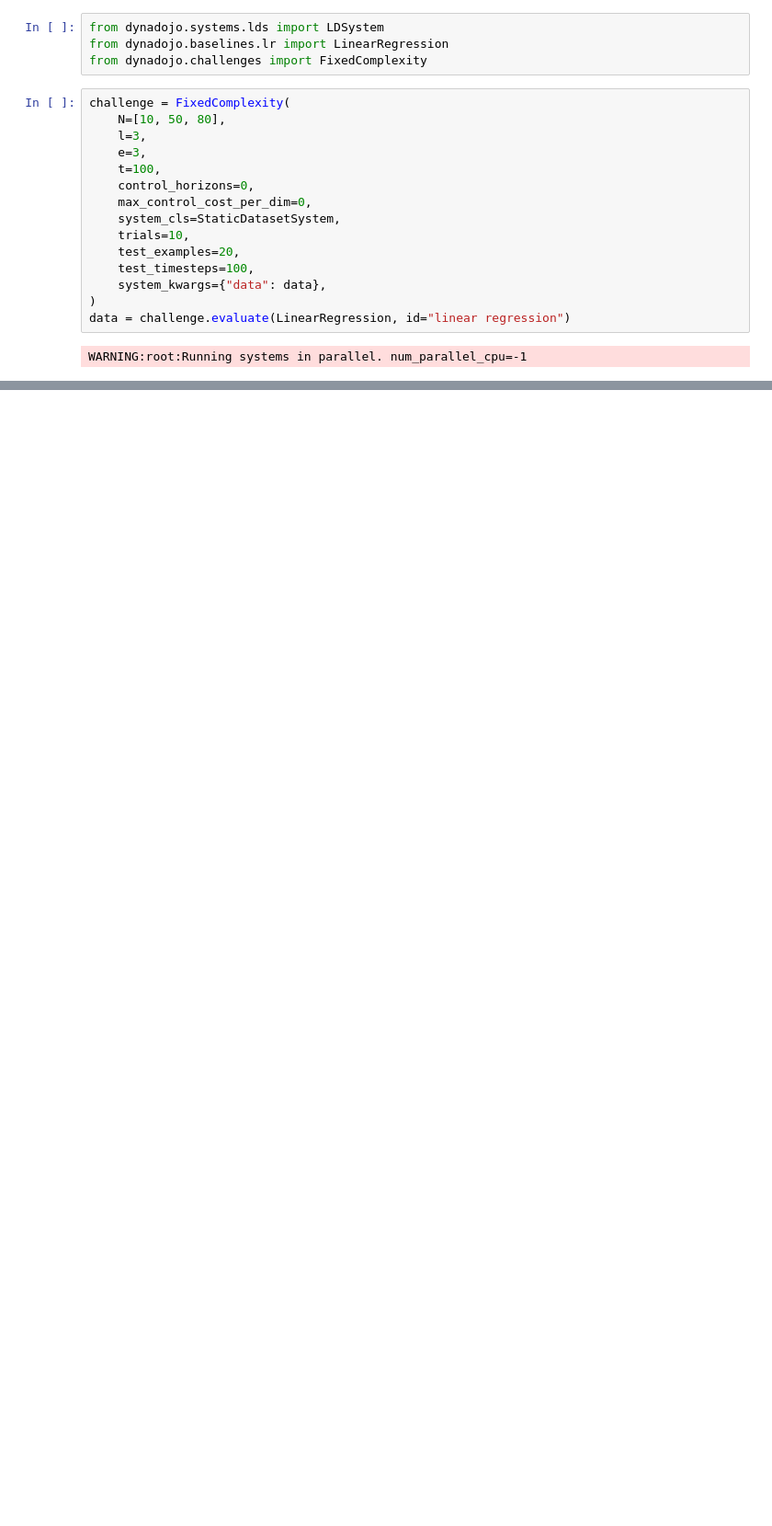
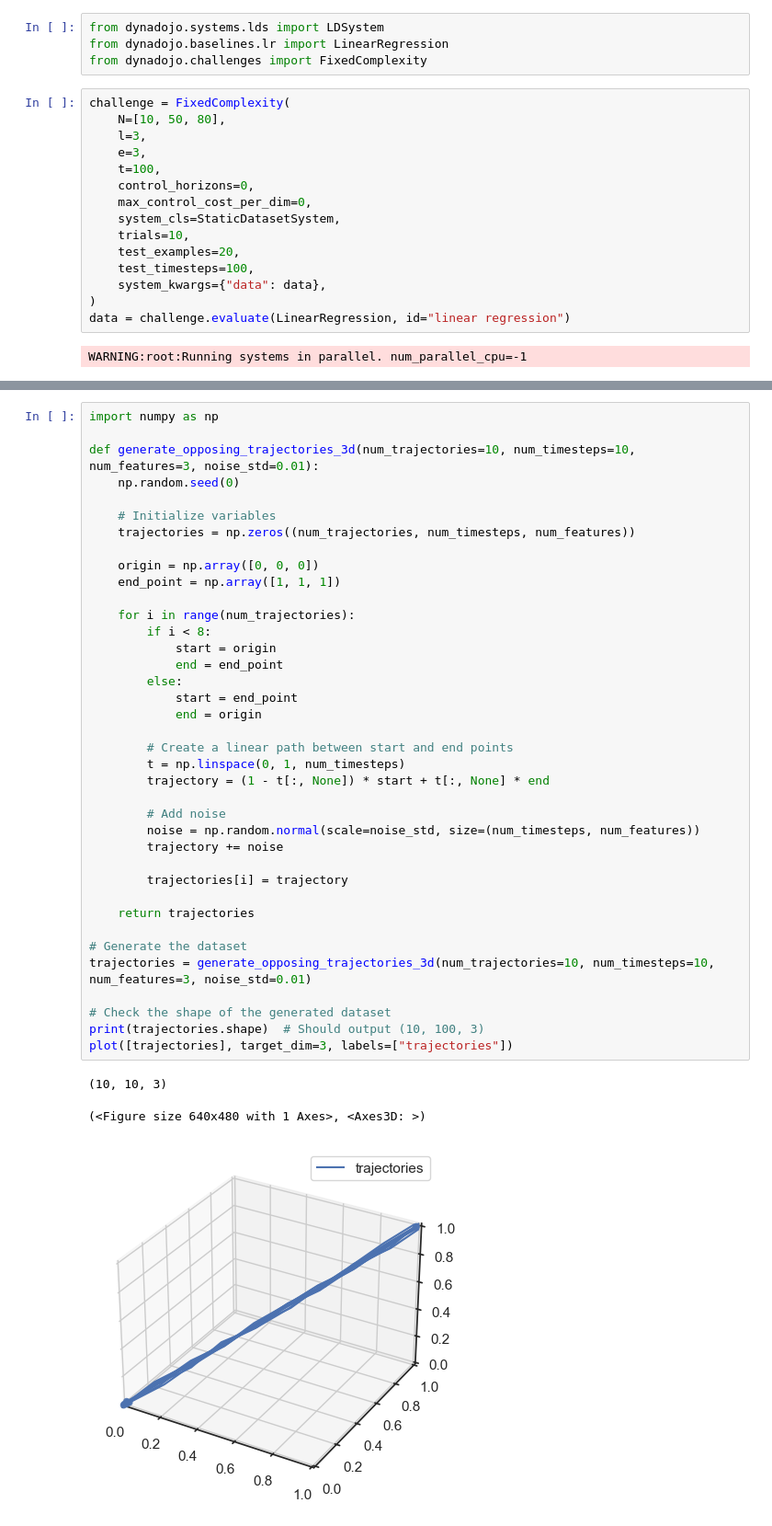
Before and after one commit to DynaDojo/dynadojo, a Jupyter notebook: demos/systems/static_dataset_demo.ipynb, the cells around one changed output, grey strips where cells are left out. Shown: that part at 92% size. Saved outputs shown, nothing was run; the diff lists cells and outputs as text; blank space fills up the shorter version.

```diff
--- a/demos/systems/static_dataset_demo.ipynb
+++ b/demos/systems/static_dataset_demo.ipynb
@@ -80 +80,43 @@ challenge.plot(data)
 <Axes: title={'center': 'Fixed Complexity, latent=3'}, xlabel='$n$', ylabel='$\\mathcal{E}$'>
+# %%
+import numpy as np
+
+def generate_opposing_trajectories_3d(num_trajectories=10, num_timesteps=10, num_features=3, noise_std=0.01):
+    np.random.seed(0)
+
+    # Initialize variables
+    trajectories = np.zeros((num_trajectories, num_timesteps, num_features))
+
+    origin = np.array([0, 0, 0])
+    end_point = np.array([1, 1, 1])
+
+    for i in range(num_trajectories):
+        if i < 8:
+            start = origin
+            end = end_point
+        else:
+            start = end_point
+            end = origin
+
+        # Create a linear path between start and end points
+        t = np.linspace(0, 1, num_timesteps)
+        trajectory = (1 - t[:, None]) * start + t[:, None] * end
+
+        # Add noise
+        noise = np.random.normal(scale=noise_std, size=(num_timesteps, num_features))
+        trajectory += noise
+
+        trajectories[i] = trajectory
+
+    return trajectories
+
+# Generate the dataset
+trajectories = generate_opposing_trajectories_3d(num_trajectories=10, num_timesteps=10, num_features=3, noise_std=0.01)
+
+# Check the shape of the generated dataset
+print(trajectories.shape)  # Should output (10, 100, 3)
+plot([trajectories], target_dim=3, labels=["trajectories"])
+# %% [output]
+(10, 10, 3)
+(<Figure size 640x480 with 1 Axes>, <Axes3D: >)
+[figure, added]
```
Also changed, not shown: parts of 4 cells of this notebook, 1 other file.
